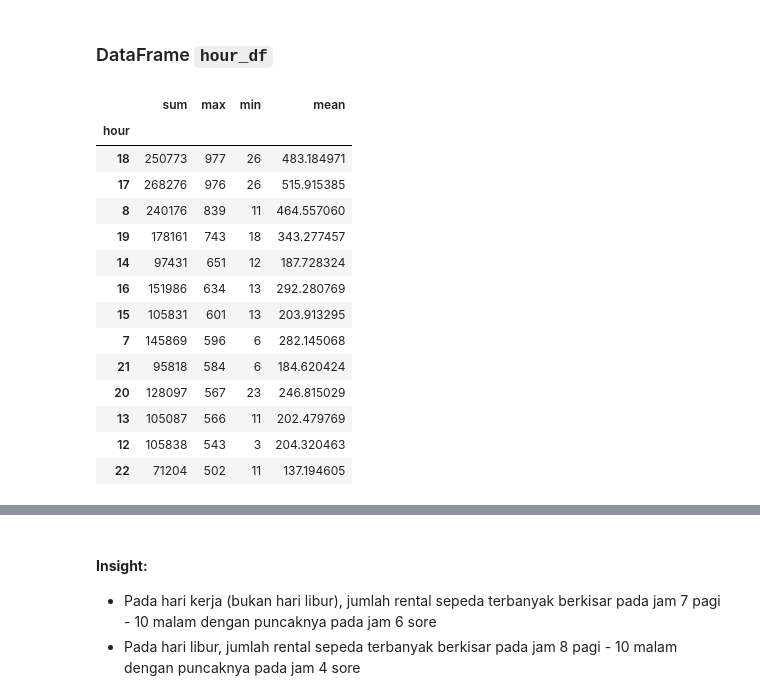
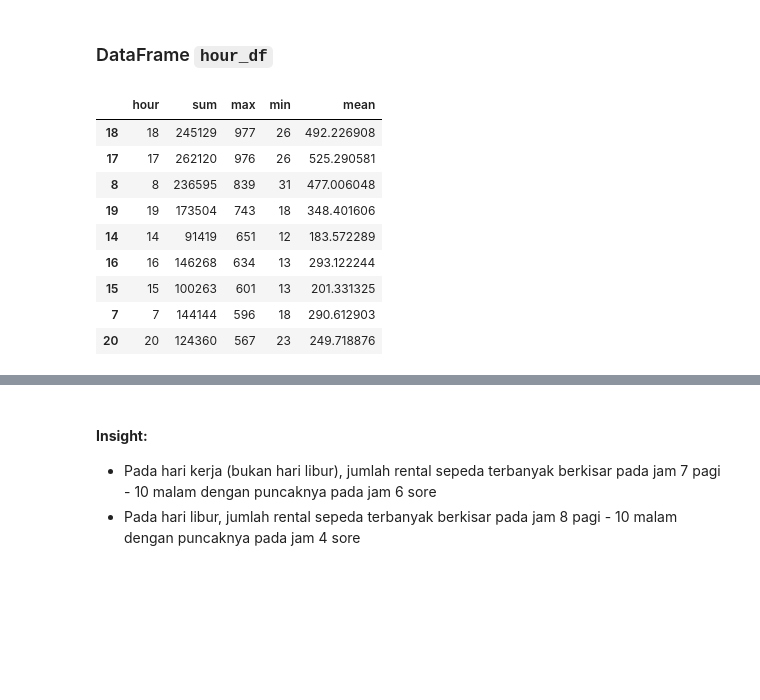
Before and after one commit to noxzym/bike-sharing-dicoding-data-analyst, a Jupyter notebook: notebook.ipynb, the cells around one changed output, grey strips where cells are left out. Saved outputs shown, nothing was run; the diff lists cells and outputs as text; code cells hidden in the pictures; blank space fills up the shorter version.

```diff
--- a/notebook.ipynb
+++ b/notebook.ipynb
@@ -274,13 +306,0 @@ Kolom pada dataframe day sudah memiliki tipe data yang sesuai, nama kolom yang s
-# %%
-# merubah tipe data kolom ke datetime
-hour_df["dteday"] = pd.to_datetime(hour_df["dteday"])
-
-# merubah tipe data kolom ke category
-hour_df["season"] = hour_df["season"].astype("category")
-hour_df["yr"] = hour_df["yr"].astype("category")
-hour_df["mnth"] = hour_df["mnth"].astype("category")
-hour_df["holiday"] = hour_df["holiday"].astype("category")
-hour_df["workingday"] = hour_df["workingday"].astype("category")
-hour_df["weathersit"] = hour_df["weathersit"].astype("category")
-
-hour_df.info()
@@ -305,15 +306,0 @@ memory usage: 1.6 MB
-# %%
-# mengganti nama kolom
-hour_df.rename(
-    columns={
-        "dteday": "date",
-        "yr": "year",
-        "mnth": "month",
-        "hr": "hour",
-        "weathersit": "weather",
-        "cnt": "total",
-    },
-    inplace=True,
-)
-
-hour_df.head()
@@ -327,8 +306,0 @@ hour_df.head()
-# %%
-# mengganti nilai pada kolom
-hour_df["season"] = hour_df["season"].map(season)
-hour_df["year"] = hour_df["year"].map(year)
-hour_df["month"] = hour_df["month"].map(month)
-hour_df["weather"] = hour_df["weather"].map(weather)
-
-hour_df.head()
@@ -453,26 +413,21 @@ jumlah_per_cuaca.sort_values("sum", ascending=False)
 # %% [markdown]
 ### DataFrame `hour_df`
 # %%
-filter_workingday = hour_df[hour_df["workingday"] == 1 & (hour_df["holiday"] == 0)]
-filter_holiday = hour_df[(hour_df["workingday"] == 0) | (hour_df["holiday"] == 1)]
+filter_workingday = hour_df[hour_df["workingday"] == 1]
+filter_holiday = hour_df[hour_df["workingday"] == 0]
 # %%
-jumlah_per_jam_workingday = filter_workingday.groupby(["hour"], observed=False).agg({"total": ["sum", "max", "min", "mean"]})
-jumlah_per_jam_workingday.columns = jumlah_per_jam_workingday.columns.droplevel()
+jumlah_per_jam_workingday = filter_workingday.groupby(["hour"], observed=False).agg({"total": ["sum", "max", "min", "mean"]}).reset_index()
+jumlah_per_jam_workingday.columns = ["hour", "sum", "max", "min", "mean"]
 jumlah_per_jam_workingday[jumlah_per_jam_workingday["max"] >= 500].sort_values("max", ascending=False)
 # %% [output]
-|  | sum | max | min | mean |
-| hour |  |  |  |  |
-| 18 | 250773 | 977 | 26 | 483.184971 |
-| 17 | 268276 | 976 | 26 | 515.915385 |
-| 8 | 240176 | 839 | 11 | 464.557060 |
-| 19 | 178161 | 743 | 18 | 343.277457 |
-| 14 | 97431 | 651 | 12 | 187.728324 |
-| 16 | 151986 | 634 | 13 | 292.280769 |
-| 15 | 105831 | 601 | 13 | 203.913295 |
-| 7 | 145869 | 596 | 6 | 282.145068 |
-| 21 | 95818 | 584 | 6 | 184.620424 |
-| 20 | 128097 | 567 | 23 | 246.815029 |
-| 13 | 105087 | 566 | 11 | 202.479769 |
-| 12 | 105838 | 543 | 3 | 204.320463 |
-| 22 | 71204 | 502 | 11 | 137.194605 |
+|  | hour | sum | max | min | mean |
+| 18 | 18 | 245129 | 977 | 26 | 492.226908 |
+| 17 | 17 | 262120 | 976 | 26 | 525.290581 |
+| 8 | 8 | 236595 | 839 | 31 | 477.006048 |
+| 19 | 19 | 173504 | 743 | 18 | 348.401606 |
+| 14 | 14 | 91419 | 651 | 12 | 183.572289 |
+| 16 | 16 | 146268 | 634 | 13 | 293.122244 |
+| 15 | 15 | 100263 | 601 | 13 | 201.331325 |
+| 7 | 7 | 144144 | 596 | 18 | 290.612903 |
+| 20 | 20 | 124360 | 567 | 23 | 249.718876 |
 # %%
```
Also changed, not shown: parts of 30 cells of this notebook.
